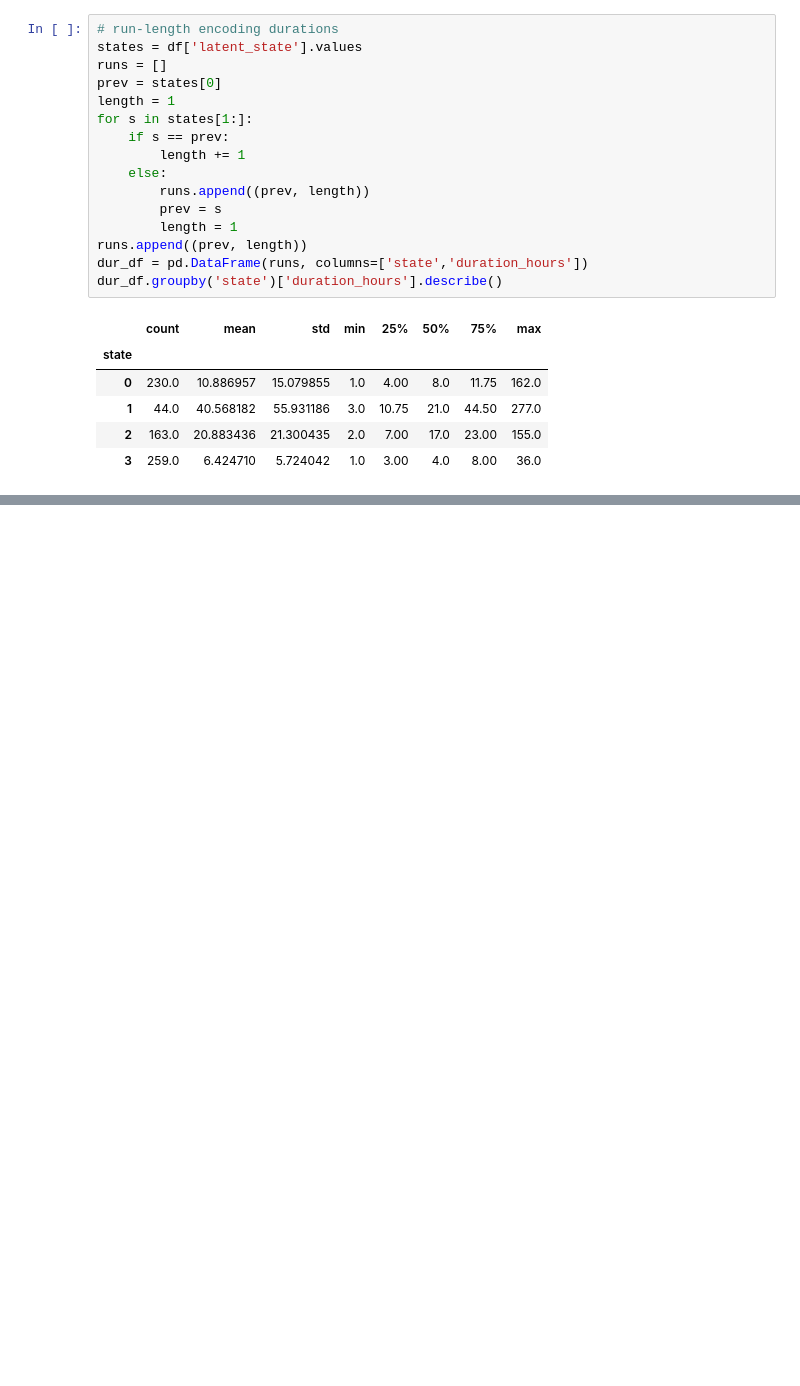
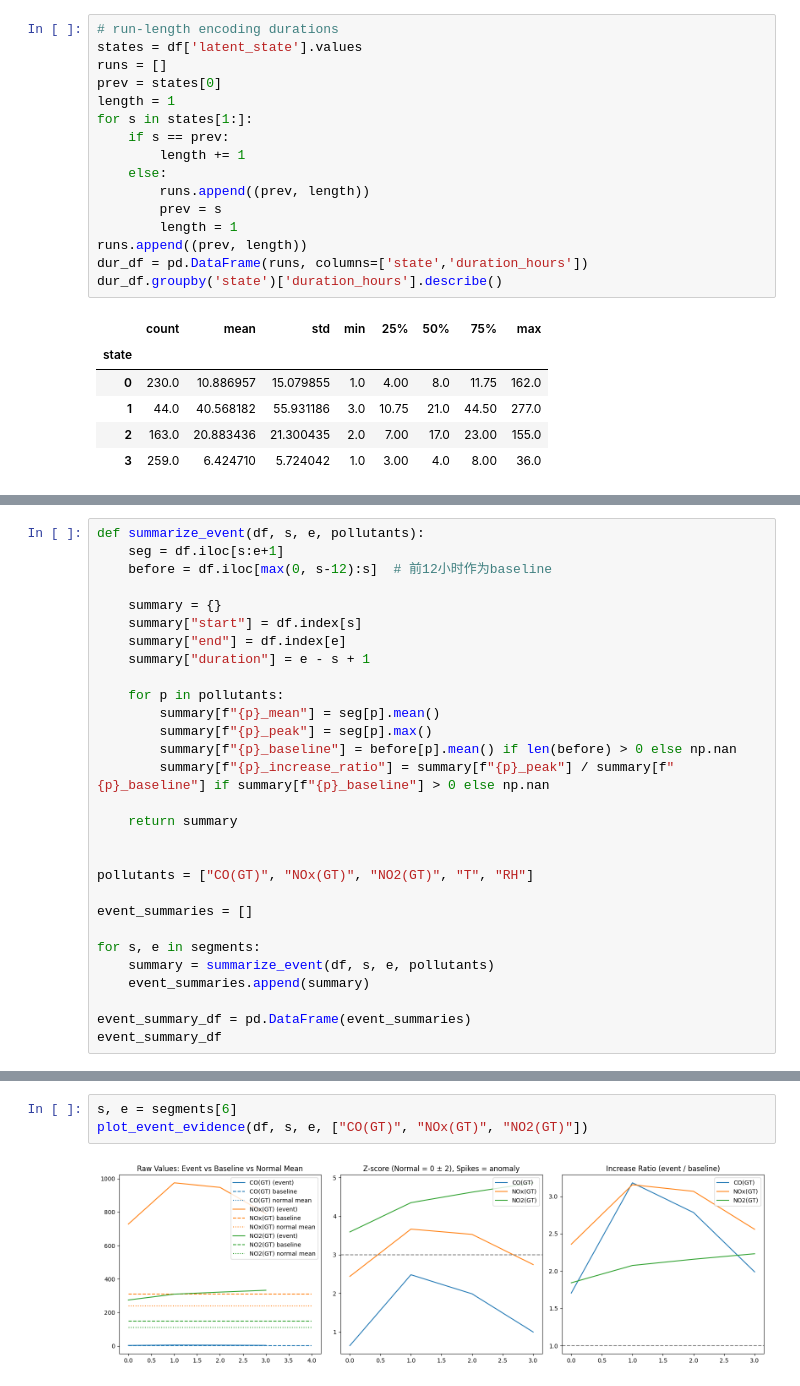
Before and after one commit to acai1031/HMM_for_Air_Quality_Monitoring, a Jupyter notebook: final_project.ipynb, the cells around one changed output, grey strips where cells are left out. Drawn from its saved outputs; the diff is of its cells as text; blank space fills up the shorter version.

```diff
--- a/final_project.ipynb
+++ b/final_project.ipynb
@@ -522,0 +731,29 @@ dur_df.groupby('state')['duration_hours'].describe()
+# %%
+def summarize_event(df, s, e, pollutants):
+    seg = df.iloc[s:e+1]
+    before = df.iloc[max(0, s-12):s]  # 前12小时作为baseline
+
+    summary = {}
+    summary["start"] = df.index[s]
+    summary["end"] = df.index[e]
+    summary["duration"] = e - s + 1
+
+    for p in pollutants:
+        summary[f"{p}_mean"] = seg[p].mean()
+        summary[f"{p}_peak"] = seg[p].max()
+        summary[f"{p}_baseline"] = before[p].mean() if len(before) > 0 else np.nan
+        summary[f"{p}_increase_ratio"] = summary[f"{p}_peak"] / summary[f"{p}_baseline"] if summary[f"{p}_baseline"] > 0 else np.nan
+
+    return summary
+
+
+pollutants = ["CO(GT)", "NOx(GT)", "NO2(GT)", "T", "RH"]
+
+event_summaries = []
+
+for s, e in segments:
+    summary = summarize_event(df, s, e, pollutants)
+    event_summaries.append(summary)
+
+event_summary_df = pd.DataFrame(event_summaries)
+event_summary_df
@@ -522,0 +845,5 @@ dur_df.groupby('state')['duration_hours'].describe()
+# %%
+s, e = segments[6]
+plot_event_evidence(df, s, e, ["CO(GT)", "NOx(GT)", "NO2(GT)"])
+# %% [output]
+[figure, added]
```
Also changed, not shown: parts of 11 cells of this notebook, 1 other file.
